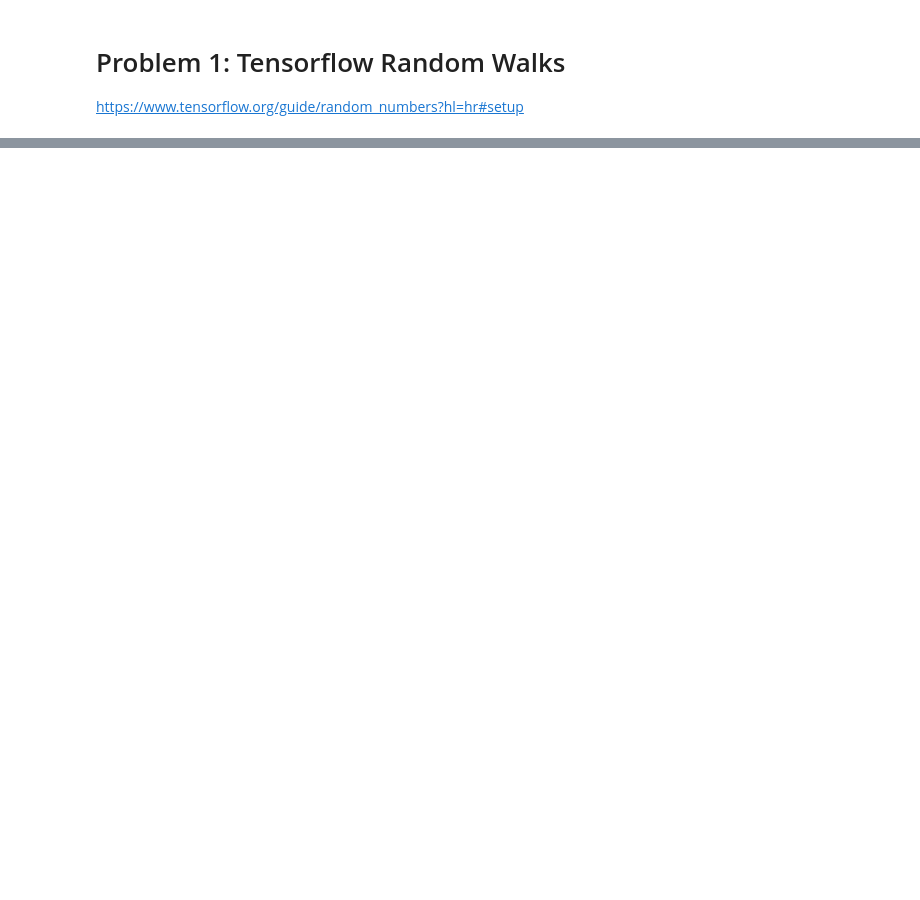
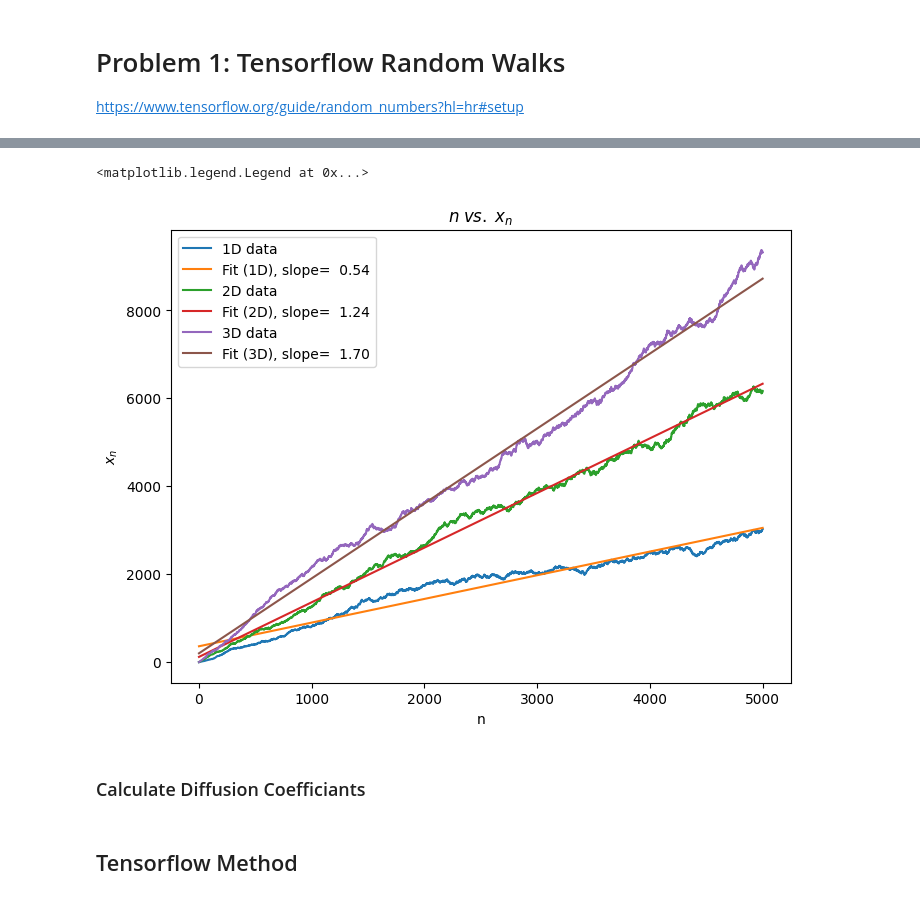
Before and after one commit to ubsuny/tensorflow-probability-danofinn, a Jupyter notebook: Problem1.ipynb, the cells around one changed output, grey strips where cells are left out. Saved outputs shown, nothing was run; the diff lists cells and outputs as text; code cells hidden in the pictures; blank space fills up the shorter version.

```diff
--- a/Problem1.ipynb
+++ b/Problem1.ipynb
@@ -31,0 +151,29 @@ Text(0, 0.5, 'x position')
+# %%
+r2_1d = np.sum(x2_1d,1)
+r2_2d = np.sum(x2_2d,1)
+r2_3d = np.sum(x2_3d,1)
+
+plt.figure(plot_num)
+plot_num = plot_num + 1
+
+plt.plot(r2_1d, label='1D data')
+fit_1d = np.polyfit(t, r2_1d,1 )
+plt.plot( t, fit_1d[0]*t + fit_1d[1], label='Fit (1D), slope=%6.2f' % (fit_1d[0]) )
+
+plt.plot(r2_2d, label='2D data')
+fit_2d = np.polyfit(t, r2_2d,1 )
+plt.plot( t, fit_2d[0]*t + fit_2d[1], label='Fit (2D), slope=%6.2f' % (fit_2d[0]) )
+
+plt.plot(r2_3d, label='3D data')
+fit_3d = np.polyfit(t, r2_3d,1 )
+plt.plot( t, fit_3d[0]*t + fit_3d[1], label='Fit (3D), slope=%6.2f' % (fit_3d[0]) )
+
+plt.xlabel("n")
+plt.ylabel("$x_n$")
+plt.title("$n \; vs. \; x_n$")
+plt.legend()
+# %% [output]
+<matplotlib.legend.Legend at 0x...>
+[figure, added]
+# %% [markdown]
+### Calculate Diffusion Coefficiants
@@ -31,0 +184,2 @@ Text(0, 0.5, 'x position')
+# %% [markdown]
+## Tensorflow Method
```
Also changed, not shown: parts of 37 cells of this notebook, 1 other file.
